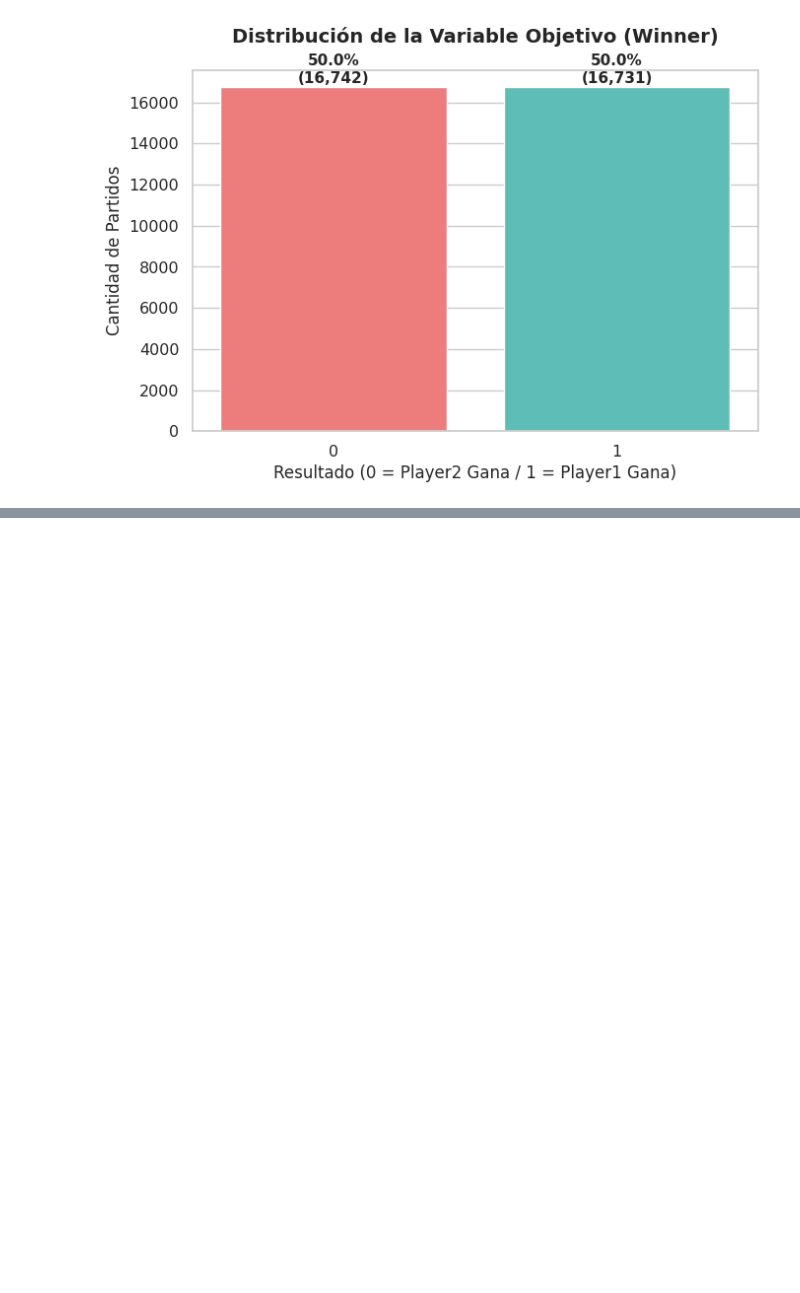
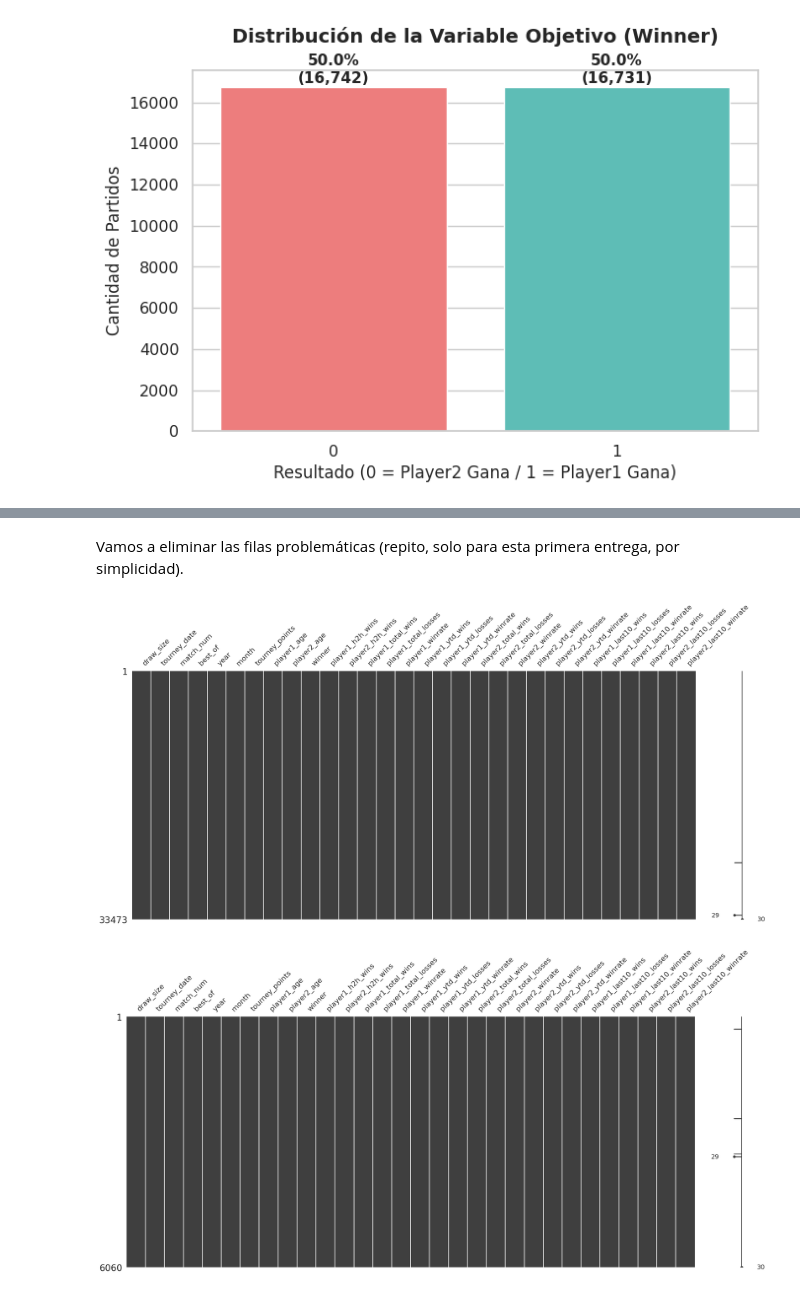
Before and after one commit to Sterrysx/Tennis-ML-APA, a Jupyter notebook: notebooks/entrega1_practica.ipynb, the cells around one changed output, grey strips where cells are left out. Drawn from its saved outputs; the diff is of its cells as text; code cells hidden in the pictures; blank space fills up the shorter version.

```diff
--- a/notebooks/entrega1_practica.ipynb
+++ b/notebooks/entrega1_practica.ipynb
@@ -215,0 +528,14 @@ Vemos que la distribución de partidos ganados entre jugador1 y jugador2 es comp
+# %% [markdown]
+Vamos a eliminar las filas problemáticas (repito, solo para esta primera entrega, por simplicidad).
+# %%
+matches_train = matches_train.drop(columns=['player1_ht', 'player1_rank', 'player1_rank_points',
+                                            'player2_ht', 'player2_rank', 'player2_rank_points'])
+matches_test = matches_test.drop(columns=['player1_ht', 'player1_rank', 'player1_rank_points',
+                                          'player2_ht', 'player2_rank', 'player2_rank_points'])
+
+msno.matrix(matches_train);
+
+msno.matrix(matches_test);
+# %% [output]
+[figure, added]
+[figure, added]
```
Also changed, not shown: parts of 13 cells of this notebook.
